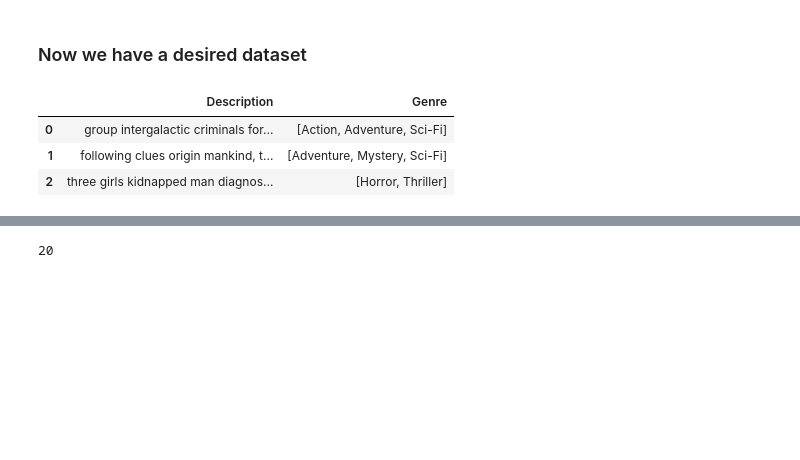
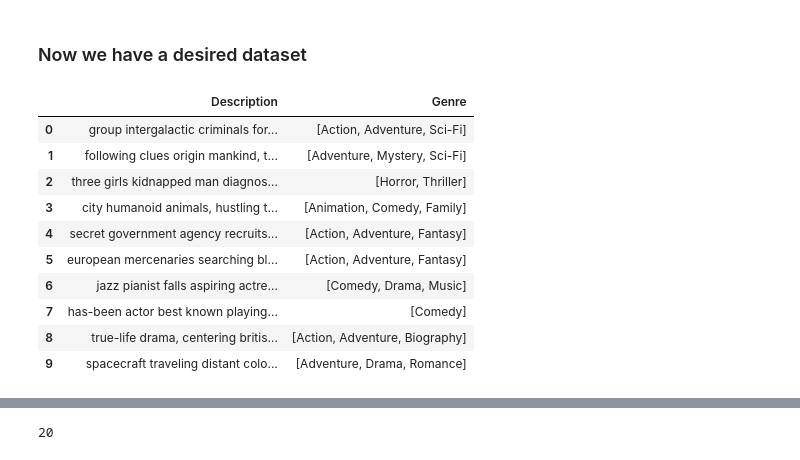
Before and after one commit to jamiejamiebobamie/DS-2.1-ML-Challenges, a Jupyter notebook: final_project/classifying_movie_genres.ipynb, the cells around one changed output, grey strips where cells are left out. Drawn from its saved outputs; the diff is of its cells as text; code cells hidden in the pictures; blank space fills up the shorter version.

```diff
--- a/final_project/classifying_movie_genres.ipynb
+++ b/final_project/classifying_movie_genres.ipynb
@@ -122,12 +122,19 @@ dataset["Genre"] = genres
 # %% [markdown]
 ### Now we have a desired dataset
 # %%
-dataset.head(3)
+dataset.head(10)
 # %% [output]
 |  | Description | Genre |
 | 0 | group intergalactic criminals for... | [Action, Adventure, Sci-Fi] |
 | 1 | following clues origin mankind, t... | [Adventure, Mystery, Sci-Fi] |
 | 2 | three girls kidnapped man diagnos... | [Horror, Thriller] |
+| 3 | city humanoid animals, hustling t... | [Animation, Comedy, Family] |
+| 4 | secret government agency recruits... | [Action, Adventure, Fantasy] |
+| 5 | european mercenaries searching bl... | [Action, Adventure, Fantasy] |
+| 6 | jazz pianist falls aspiring actre... | [Comedy, Drama, Music] |
+| 7 | has-been actor best known playing... | [Comedy] |
+| 8 | true-life drama, centering britis... | [Action, Adventure, Biography] |
+| 9 | spacecraft traveling distant colo... | [Adventure, Drama, Romance] |
 # %%
 # check how many genres we have
 # %%
```
Also changed, not shown: parts of 4 cells of this notebook.
